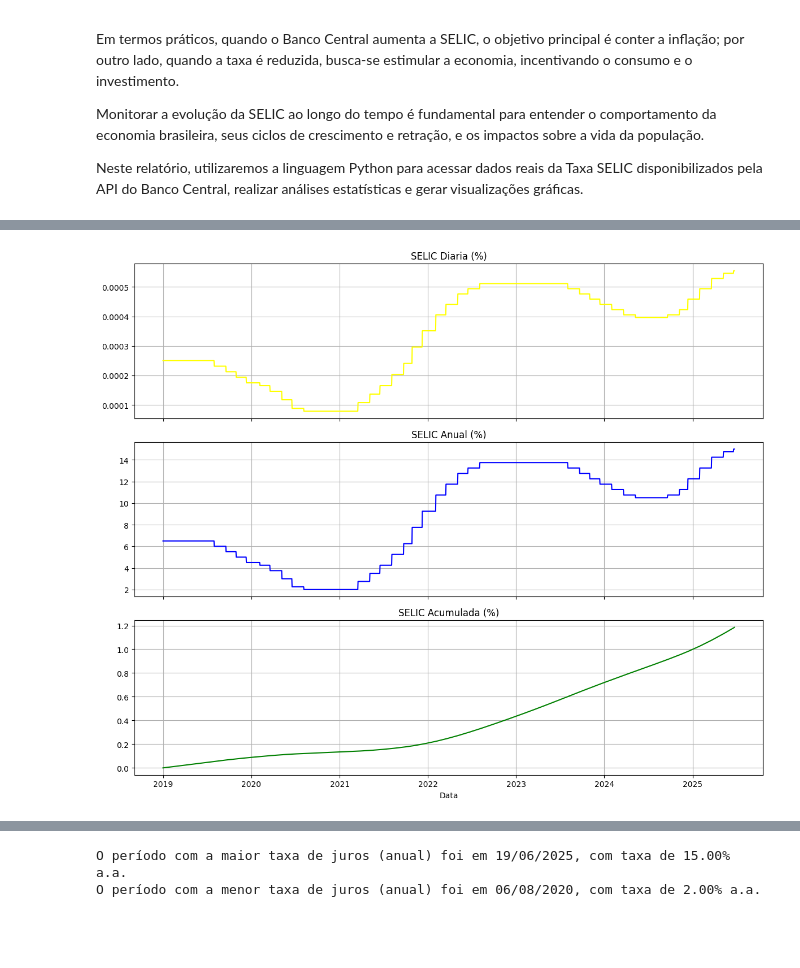
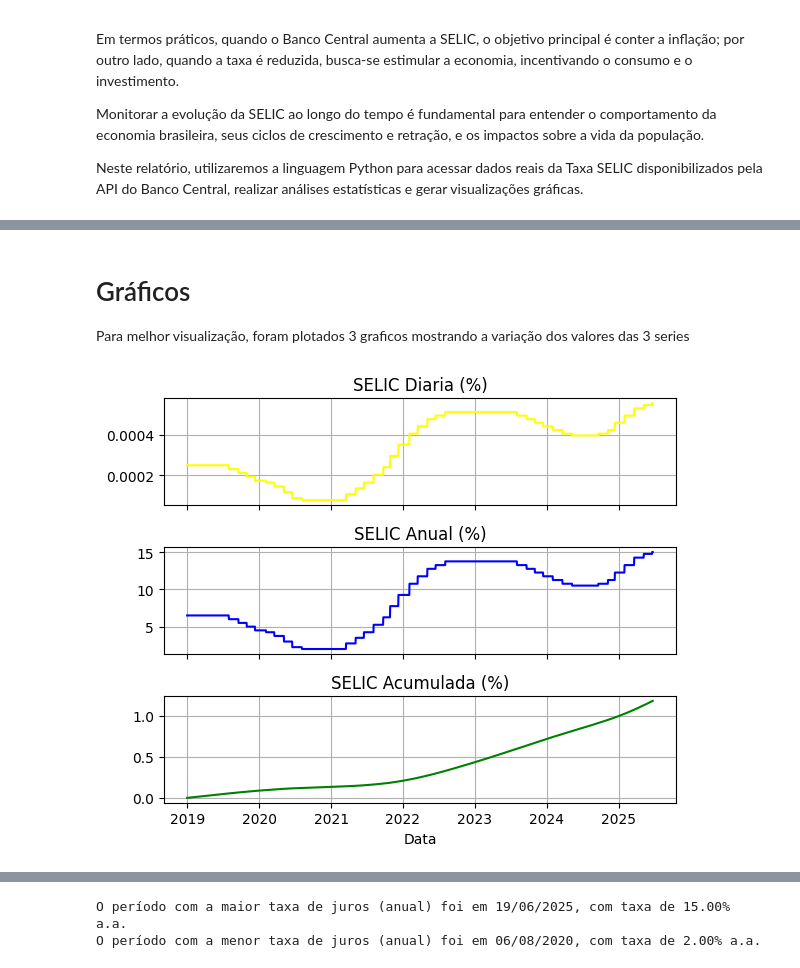
Before and after one commit to NathaliaOliveir/CEE2, a Jupyter notebook: Trabalho1.ipynb, the cells around one changed output, grey strips where cells are left out. Cells and saved outputs as stored; diff of their text form; code cells hidden in the pictures; blank space fills up the shorter version.

```diff
--- a/Trabalho1.ipynb
+++ b/Trabalho1.ipynb
@@ -95,21 +122,26 @@ Date
 selic.index = pd.to_datetime(selic.index, format='%d/%m/%Y')
+# %% [markdown]
+# Gráficos
+Para melhor visualização, foram plotados 3 graficos mostrando a variação dos valores das 3 series
 # %%
-fig, axs = plt.subplots(3, 1, figsize=(12, 10), sharex=True)
+# @title
+
+fig, axs = plt.subplots(3, 1, figsize=(6, 5), sharex=True)
 
 axs[0].plot(selic.index, selic['SELIC Diaria (%)'], color= 'yellow')
 axs[0].set_title('SELIC Diaria (%)')
 axs[0].grid(True)
 
 axs[1].plot(selic.index, selic['SELIC Anual (%)'], color='blue')
 axs[1].set_title('SELIC Anual (%)')
 axs[1].grid(True)
 
 axs[2].plot(selic.index, selic['SELIC Acumulada (%)'], color='green')
 axs[2].set_title('SELIC Acumulada (%)')
 axs[2].set_xlabel('Data')
 axs[2].grid(True)
 
 plt.tight_layout()
 plt.show()
 # %% [output]
-[figure, old version]
+[figure, new version]
```
Also changed, not shown: parts of 13 cells of this notebook.
